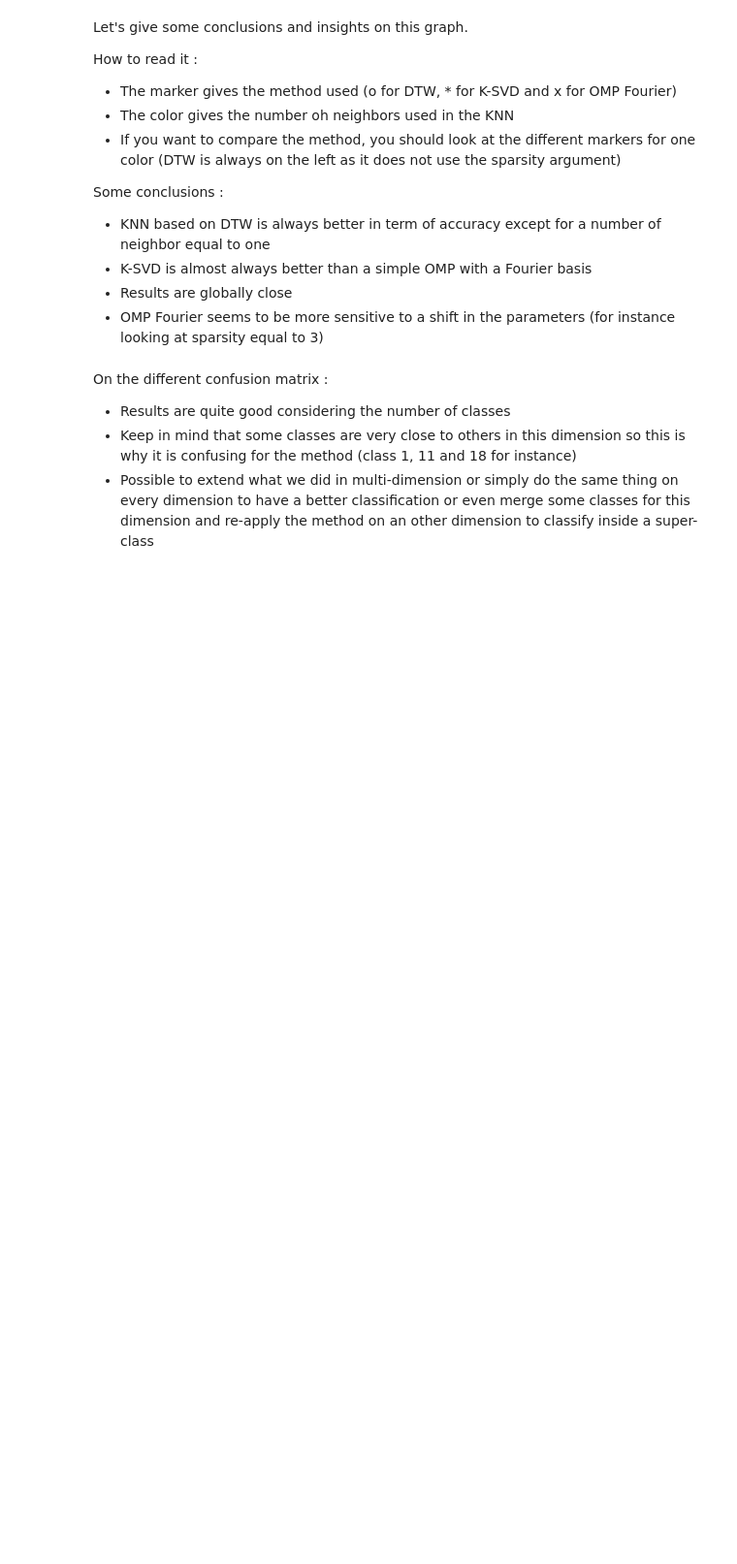
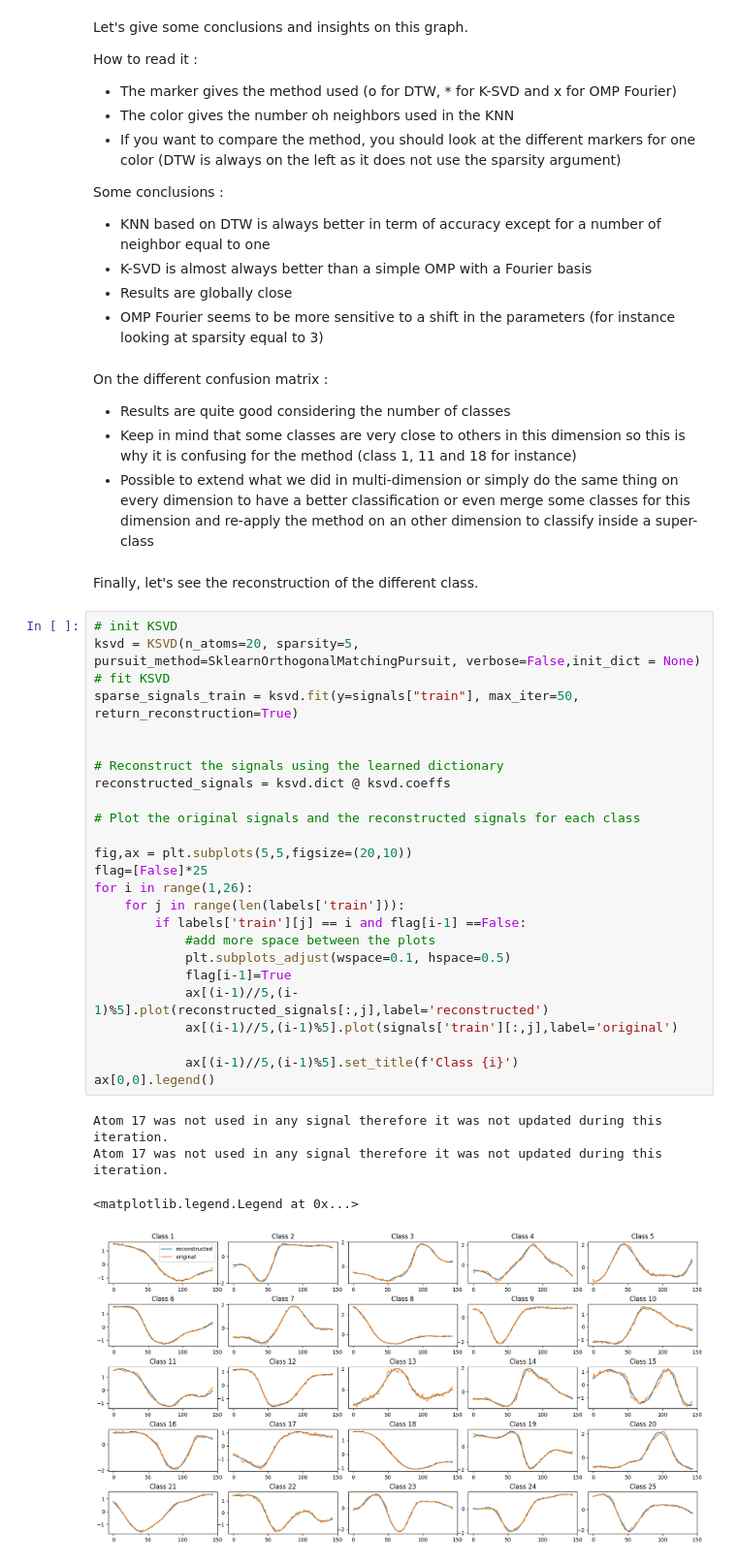
Before and after one commit to t0m1ab/K-SVD, a Jupyter notebook: Projet_KSVD_clean.ipynb, the cells around one changed output. Shown at 97% size. Saved outputs shown, nothing was run; the diff lists cells and outputs as text; blank space fills up the shorter version.

```diff
--- a/Projet_KSVD_clean.ipynb
+++ b/Projet_KSVD_clean.ipynb
@@ -2435,3 +2436,35 @@ On the different confusion matrix :
 - Results are quite good considering the number of classes
 - Keep in mind that some classes are very close to others in this dimension so this is why it is confusing for the method (class 1, 11 and 18 for instance)
 - Possible to extend what we did in multi-dimension or simply do the same thing on every dimension to have a better classification or even merge some classes for this dimension and re-apply the method on an other dimension to classify inside a super-class
+# %% [markdown]
+Finally, let's see the reconstruction of the different class.
+# %%
+# init KSVD
+ksvd = KSVD(n_atoms=20, sparsity=5, pursuit_method=SklearnOrthogonalMatchingPursuit, verbose=False,init_dict = None)
+# fit KSVD
+sparse_signals_train = ksvd.fit(y=signals["train"], max_iter=50, return_reconstruction=True)
+
+
+# Reconstruct the signals using the learned dictionary
+reconstructed_signals = ksvd.dict @ ksvd.coeffs
+
+# Plot the original signals and the reconstructed signals for each class
+
+fig,ax = plt.subplots(5,5,figsize=(20,10))
+flag=[False]*25
+for i in range(1,26):
+    for j in range(len(labels['train'])):
+        if labels['train'][j] == i and flag[i-1] ==False:
+            #add more space between the plots
+            plt.subplots_adjust(wspace=0.1, hspace=0.5)
+            flag[i-1]=True
+            ax[(i-1)//5,(i-1)%5].plot(reconstructed_signals[:,j],label='reconstructed')
+            ax[(i-1)//5,(i-1)%5].plot(signals['train'][:,j],label='original')
+
+            ax[(i-1)//5,(i-1)%5].set_title(f'Class {i}')
+ax[0,0].legend()
+# %% [output]
+Atom 17 was not used in any signal therefore it was not updated during this iteration.
+Atom 17 was not used in any signal therefore it was not updated during this iteration.
+<matplotlib.legend.Legend at 0x...>
+[figure, added]
```
Also changed, not shown: parts of 1 cell of this notebook, 1 other file.
